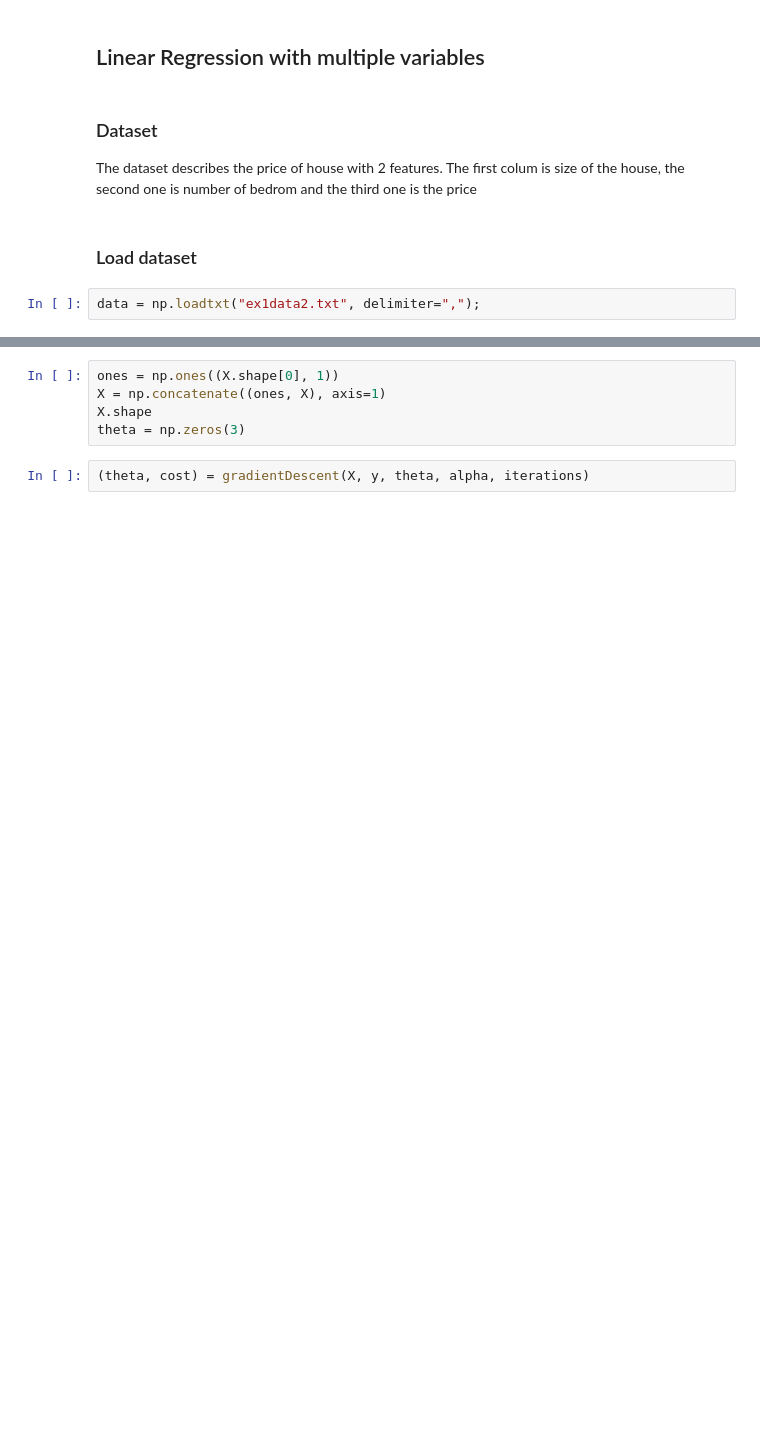
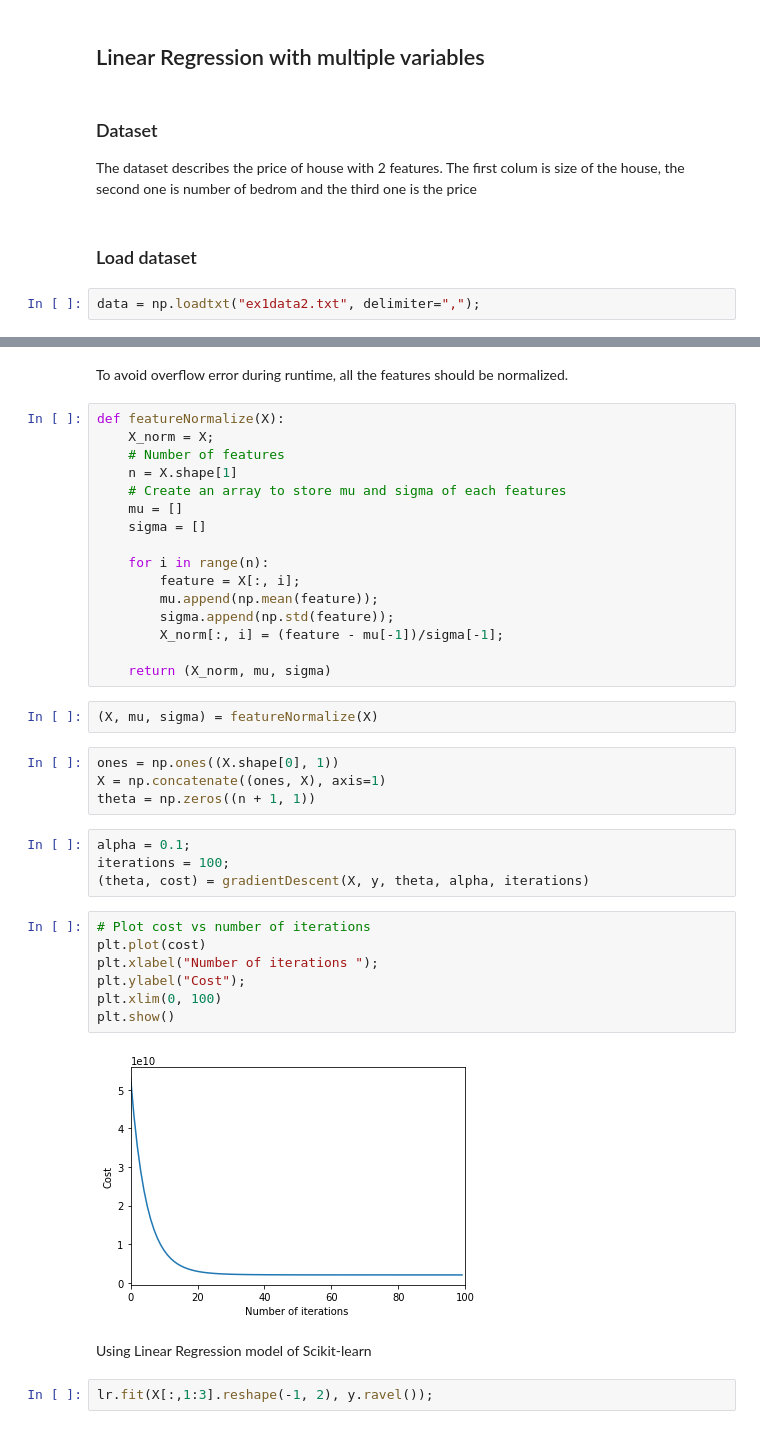
Before and after one commit to ngxbac/machine_learning_coursera, a Jupyter notebook: ex1_python/ex1.ipynb, the cells around one changed output, grey strips where cells are left out. Saved outputs shown, nothing was run; the diff lists cells and outputs as text; blank space fills up the shorter version.

Commit message:
Linear regression with multiple variables using feature normalize
Signed-off-by: Nguyen Xuan Bac <ngxac.dt@gmail.com>

```diff
--- a/ex1_python/ex1.ipynb
+++ b/ex1_python/ex1.ipynb
@@ -124,7 +131,41 @@ y = data[:, 2]
+# %% [markdown]
+To avoid overflow error during runtime, all the features should be normalized.
+# %%
+def featureNormalize(X):
+    X_norm = X;
+    # Number of features
+    n = X.shape[1]
+    # Create an array to store mu and sigma of each features
+    mu = []
+    sigma = []
+
+    for i in range(n):
+        feature = X[:, i];
+        mu.append(np.mean(feature));
+        sigma.append(np.std(feature));
+        X_norm[:, i] = (feature - mu[-1])/sigma[-1];
+
+    return (X_norm, mu, sigma)
+# %%
+(X, mu, sigma) = featureNormalize(X)
 # %%
 ones = np.ones((X.shape[0], 1))
 X = np.concatenate((ones, X), axis=1)
-X.shape
-theta = np.zeros(3)
+theta = np.zeros((n + 1, 1))
 # %%
+alpha = 0.1;
+iterations = 100;
 (theta, cost) = gradientDescent(X, y, theta, alpha, iterations)
+# %%
+# Plot cost vs number of iterations
+plt.plot(cost)
+plt.xlabel("Number of iterations ");
+plt.ylabel("Cost");
+plt.xlim(0, 100)
+plt.show()
+# %% [output]
+[figure, added]
+# %% [markdown]
+Using Linear Regression model of Scikit-learn
+# %%
+lr.fit(X[:,1:3].reshape(-1, 2), y.ravel());
```
Also changed, not shown: parts of 8 cells of this notebook.
